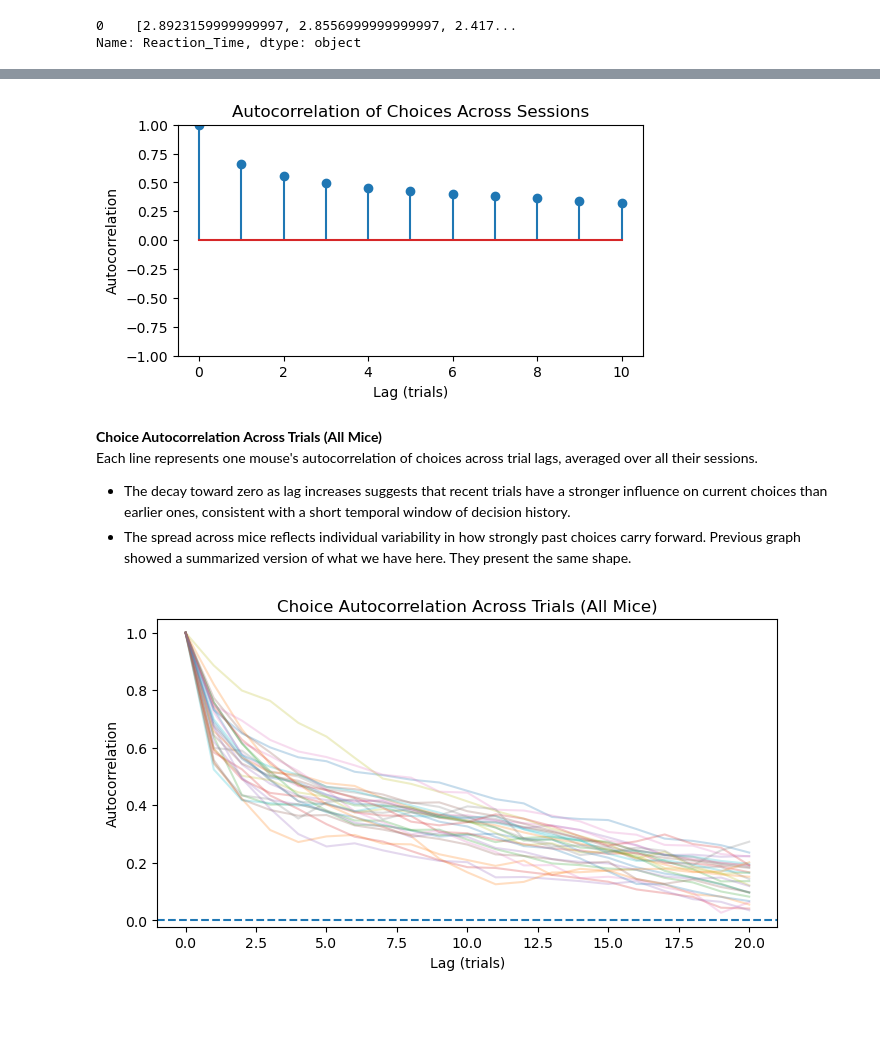
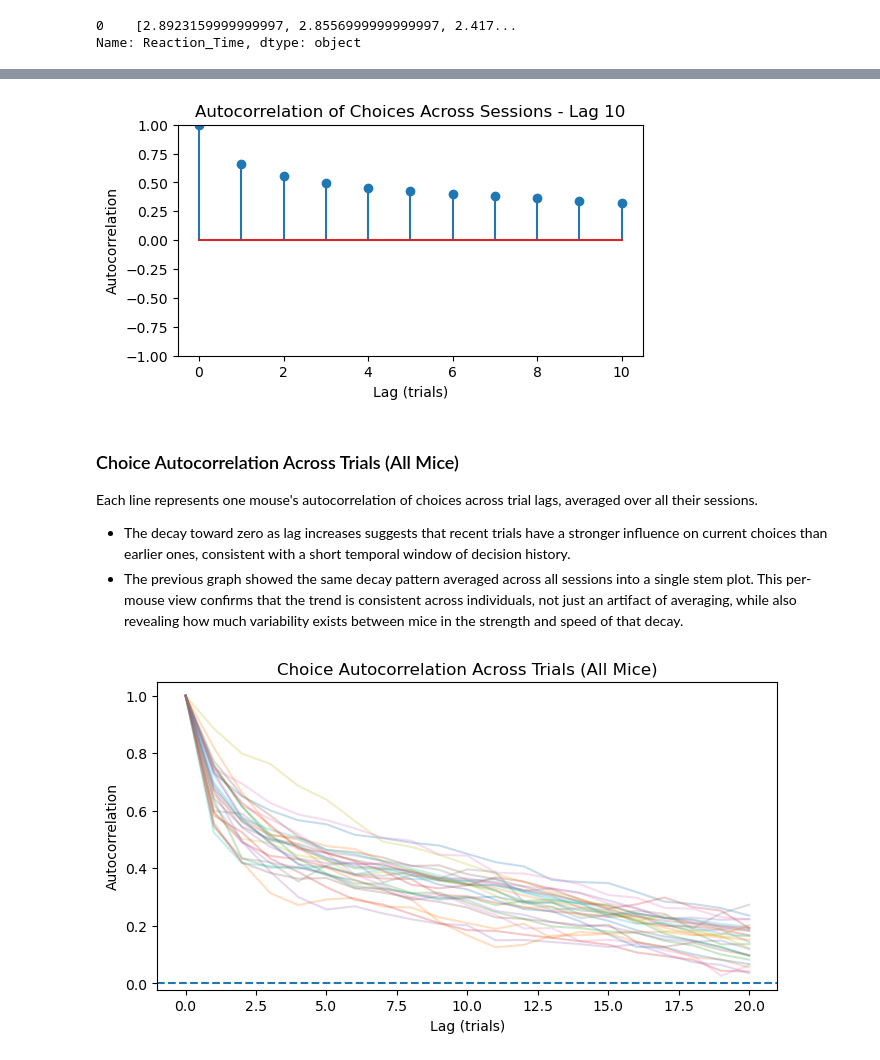
Before and after one commit to rcwoshimao/mice-value-encoding, a Jupyter notebook: cogs118c-final-project.ipynb, the cells around one changed output, grey strips where cells are left out. Cells and saved outputs as stored; diff of their text form; code cells hidden in the pictures; blank space fills up the shorter version.

```diff
--- a/cogs118c-final-project.ipynb
+++ b/cogs118c-final-project.ipynb
@@ -209,33 +214,33 @@ plt.show()
 # %%
 lags = 10
 acorr = []
 
 for lag in range(lags+1):
     corr_vals = []
     for row in choice_matrix:
         if lag == 0:
             corr_vals.append(1.0)
         else:
             valid_idx = ~np.isnan(row[lag:]) & ~np.isnan(row[:-lag])
             if np.sum(valid_idx) > 1:
                 corr = np.corrcoef(row[:-lag][valid_idx], row[lag:][valid_idx])[0,1]
                 corr_vals.append(corr)
     acorr.append(np.nanmean(corr_vals))
 
 plt.figure(figsize=(6,3))
 plt.stem(range(lags+1), acorr, )
-plt.title('Autocorrelation of Choices Across Sessions')
+plt.title('Autocorrelation of Choices Across Sessions - Lag 10')
 plt.xlabel('Lag (trials)')
 plt.ylabel('Autocorrelation')
 plt.ylim(-1,1)
 plt.show()
 # %% [output]
-[figure, old version]
+[figure, new version]
 # %% [markdown]
-**Choice Autocorrelation Across Trials (All Mice)**
+### Choice Autocorrelation Across Trials (All Mice)
 Each line represents one mouse's autocorrelation of choices across trial lags, averaged over all their sessions.
 - The decay toward zero as lag increases suggests that recent trials have a stronger influence on current choices than earlier ones, consistent with a short temporal window of decision history.
-- The spread across mice reflects individual variability in how strongly past choices carry forward. Previous graph showed a summarized version of what we have here. They present the same shape.
+- The previous graph showed the same decay pattern averaged across all sessions into a single stem plot. This per-mouse view confirms that the trend is consistent across individuals, not just an artifact of averaging, while also revealing how much variability exists between mice in the strength and speed of that decay.
 # %%
 lags = 20
 
```
Also changed, not shown: parts of 16 cells of this notebook.
